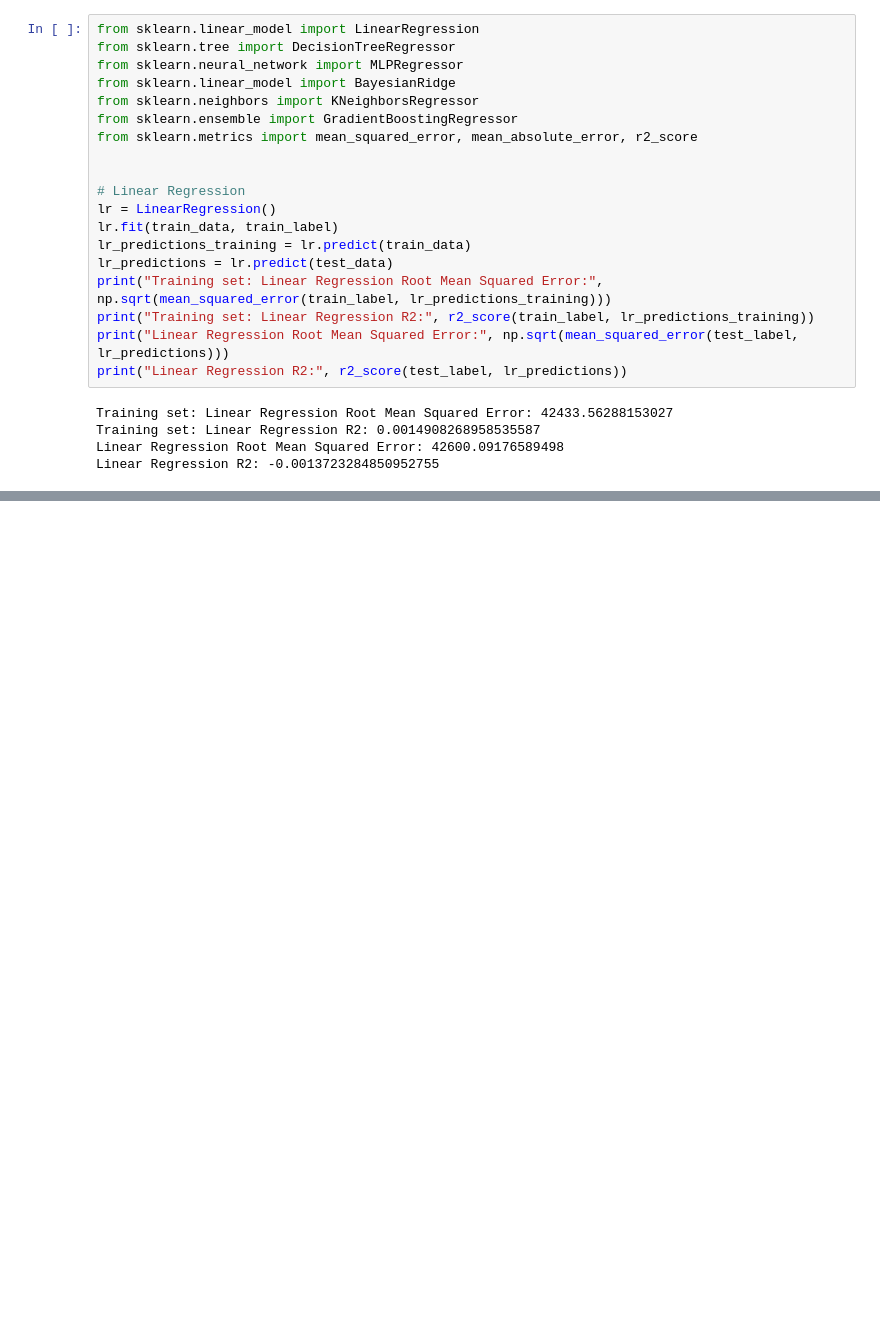
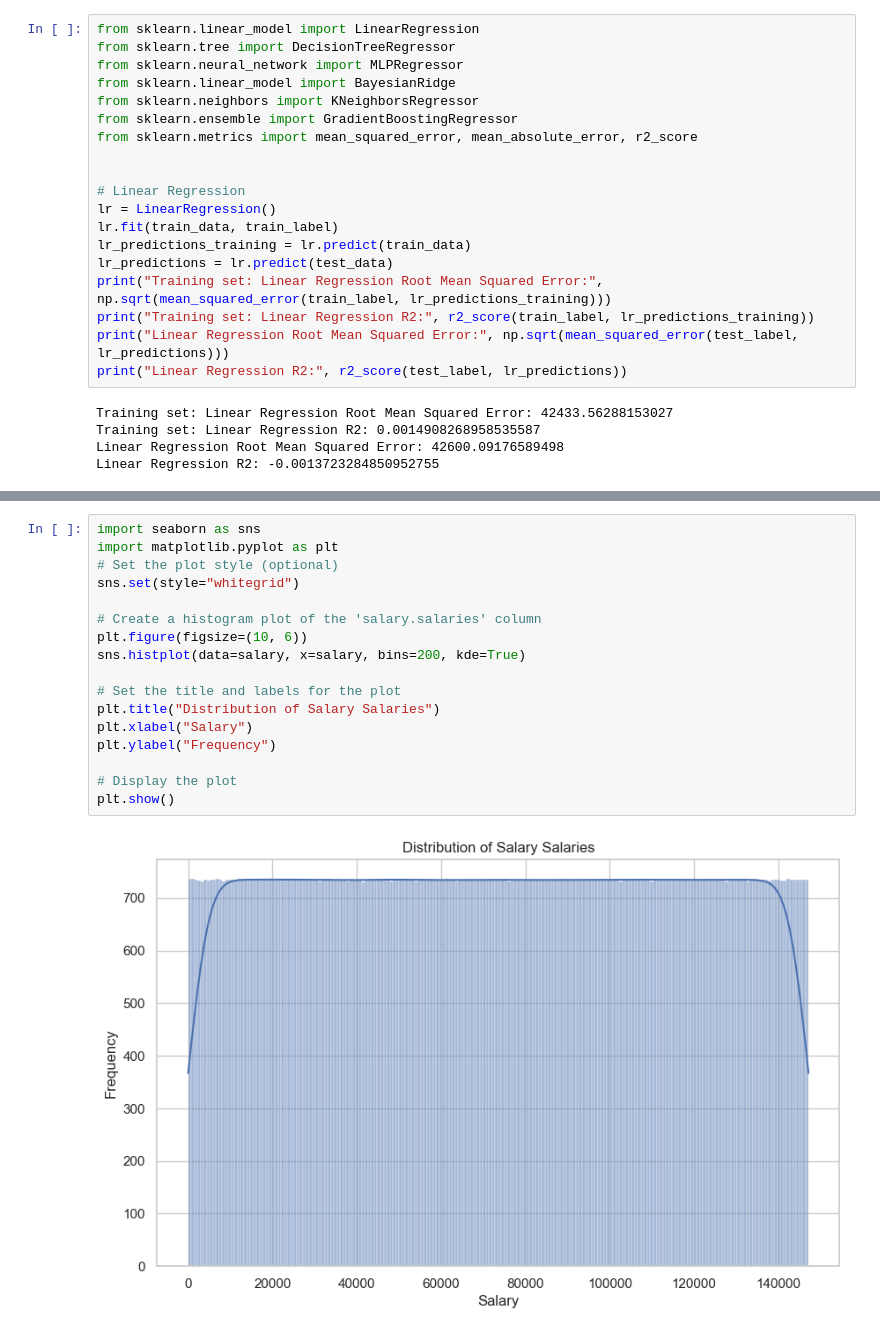
Before and after one commit to yinzhusS2023/CMU-DSSE-SalaryRegression, a Jupyter notebook: GroupProject_DataPreProcessing.ipynb, the cells around one changed output, grey strips where cells are left out. Cells and saved outputs as stored; diff of their text form; blank space fills up the shorter version.

```diff
--- a/GroupProject_DataPreProcessing.ipynb
+++ b/GroupProject_DataPreProcessing.ipynb
@@ -535,0 +583,19 @@ Decision Tree R2 -0.9189502921122148
+# %%
+import seaborn as sns
+import matplotlib.pyplot as plt
+# Set the plot style (optional)
+sns.set(style="whitegrid")
+
+# Create a histogram plot of the 'salary.salaries' column
+plt.figure(figsize=(10, 6))
+sns.histplot(data=salary, x=salary, bins=200, kde=True)
+
+# Set the title and labels for the plot
+plt.title("Distribution of Salary Salaries")
+plt.xlabel("Salary")
+plt.ylabel("Frequency")
+
+# Display the plot
+plt.show()
+# %% [output]
+[figure, added]
```
Also changed, not shown: parts of 5 cells of this notebook.
